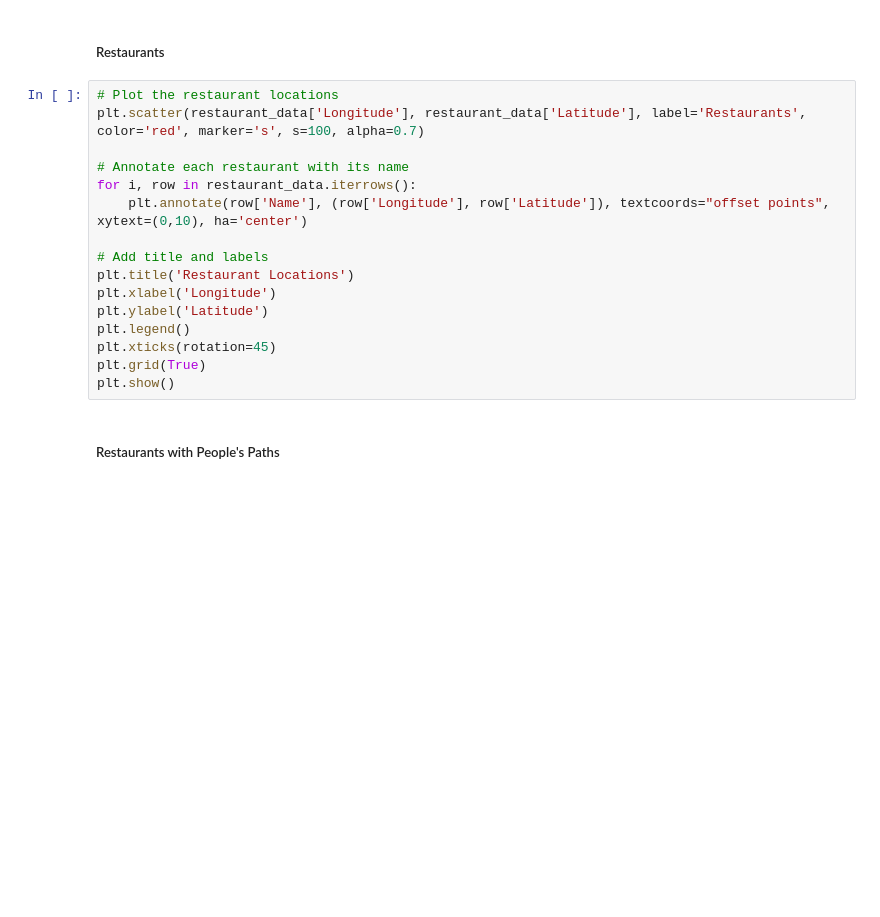
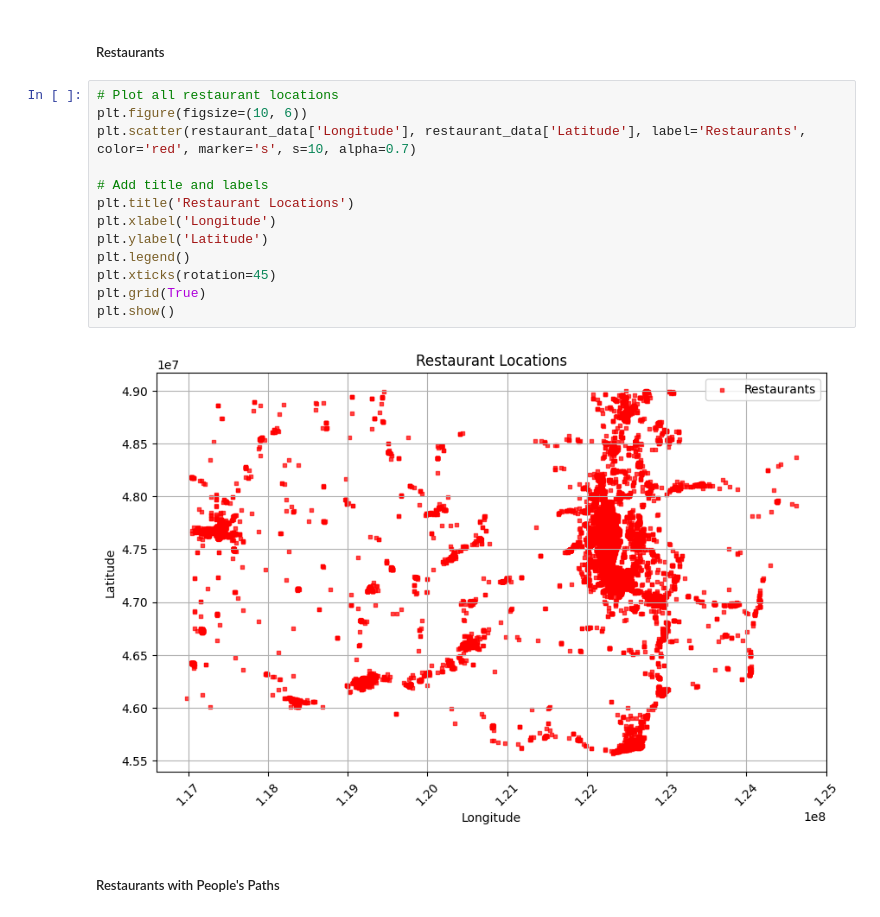
Before and after one commit to Cass-1/detecting-dine-out-patterns, a Jupyter notebook: src/notebooks/real_distance_analysis.ipynb, the cells around one changed output. Cells and saved outputs as stored; diff of their text form; blank space fills up the shorter version.

Commit message:
Update distance calculation to meters and adjust low movement threshold; refine plotting of restaurant locations and paths

```diff
--- a/src/notebooks/real_distance_analysis.ipynb
+++ b/src/notebooks/real_distance_analysis.ipynb
@@ -263,21 +250,20 @@ for col in low_movement.columns:
 # %% [markdown]
 ##### Restaurants
 # %%
-# Plot the restaurant locations
-plt.scatter(restaurant_data['Longitude'], restaurant_data['Latitude'], label='Restaurants', color='red', marker='s', s=100, alpha=0.7)
-
-# Annotate each restaurant with its name
-for i, row in restaurant_data.iterrows():
-    plt.annotate(row['Name'], (row['Longitude'], row['Latitude']), textcoords="offset points", xytext=(0,10), ha='center')
+# Plot all restaurant locations
+plt.figure(figsize=(10, 6))
+plt.scatter(restaurant_data['Longitude'], restaurant_data['Latitude'], label='Restaurants', color='red', marker='s', s=10, alpha=0.7)
 
 # Add title and labels
 plt.title('Restaurant Locations')
 plt.xlabel('Longitude')
 plt.ylabel('Latitude')
 plt.legend()
 plt.xticks(rotation=45)
 plt.grid(True)
 plt.show()
+# %% [output]
+[figure, added]
 # %% [markdown]
 ##### Restaurants with People's Paths
 # %%
```
Also changed, not shown: parts of 4 cells of this notebook, 1 other file.
